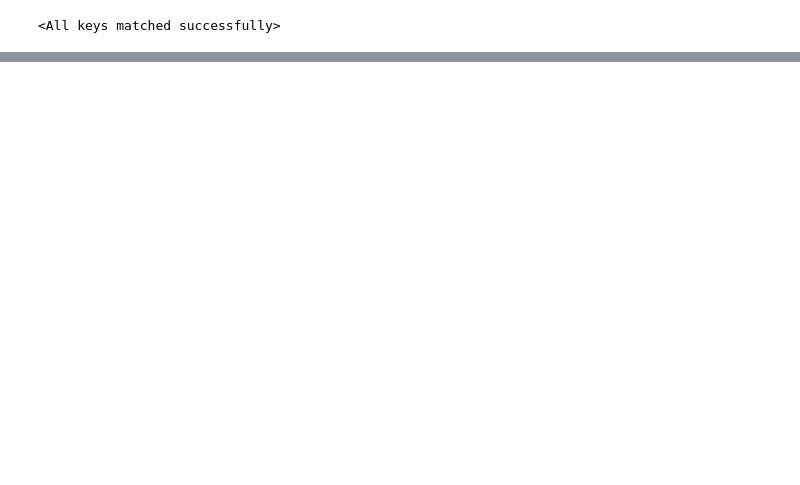
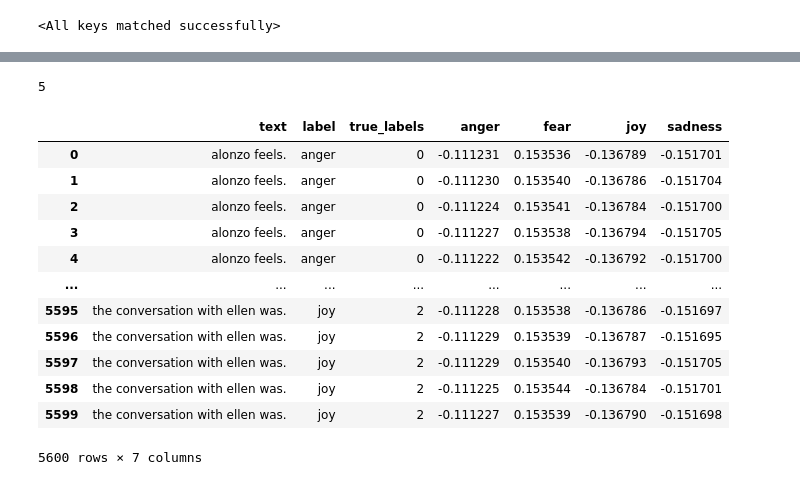
Before and after one commit to WeichengDai1/NLU_debias, a Jupyter notebook: code/visualize.ipynb, the cells around one changed output, grey strips where cells are left out. Drawn from its saved outputs; the diff is of its cells as text; code cells hidden in the pictures; blank space fills up the shorter version.

```diff
--- a/code/visualize.ipynb
+++ b/code/visualize.ipynb
@@ -101,0 +288,39 @@ plt.scatter(proj_x.item(), proj_y.item(), )
+# %%
+with open('/home/weicheng/NLU/NLU_debias/saves/RoBERTa_EL_oc_epoch_20.pkl', 'rb') as f:
+  output = pickle.load(f)
+# %%
+print(len(output))
+# %% [output]
+5
+# %%
+optimal_result = output[0]
+# %%
+test_factual_dict= {'text': [], 'label': list(optimal_result['actual_y'])\
+            , 'true_labels': list(optimal_result['true_labels'])\
+            , 'anger': [], 'fear': [], 'joy': [], 'sadness': []}
+for input in optimal_result['actual_x']:
+  test_factual_dict['text'].append(' '.join(input.split('____')[:-1])+'.')
+
+for input in optimal_result['factual_outputs']:
+  test_factual_dict['anger'].append(input[0])
+  test_factual_dict['fear'].append(input[1])
+  test_factual_dict['joy'].append(input[2])
+  test_factual_dict['sadness'].append(input[3])
+
+test_factual_dt= pd.DataFrame(test_factual_dict)
+# %%
+test_factual_dt
+# %% [output]
+|  | text | label | true_labels | anger | fear | joy | sadness |
+| 0 | alonzo feels. | anger | 0 | -0.111231 | 0.153536 | -0.136789 | -0.151701 |
+| 1 | alonzo feels. | anger | 0 | -0.111230 | 0.153540 | -0.136786 | -0.151704 |
+| 2 | alonzo feels. | anger | 0 | -0.111224 | 0.153541 | -0.136784 | -0.151700 |
+| 3 | alonzo feels. | anger | 0 | -0.111227 | 0.153538 | -0.136794 | -0.151705 |
+| 4 | alonzo feels. | anger | 0 | -0.111222 | 0.153542 | -0.136792 | -0.151700 |
+| ... | ... | ... | ... | ... | ... | ... | ... |
+| 5595 | the conversation with ellen was. | joy | 2 | -0.111228 | 0.153538 | -0.136786 | -0.151697 |
+| 5596 | the conversation with ellen was. | joy | 2 | -0.111229 | 0.153539 | -0.136787 | -0.151695 |
+| 5597 | the conversation with ellen was. | joy | 2 | -0.111229 | 0.153540 | -0.136793 | -0.151705 |
+| 5598 | the conversation with ellen was. | joy | 2 | -0.111225 | 0.153544 | -0.136784 | -0.151701 |
+| 5599 | the conversation with ellen was. | joy | 2 | -0.111227 | 0.153539 | -0.136790 | -0.151698 |
+5600 rows × 7 columns
```
Also changed, not shown: parts of 23 cells of this notebook, 5 other files.
